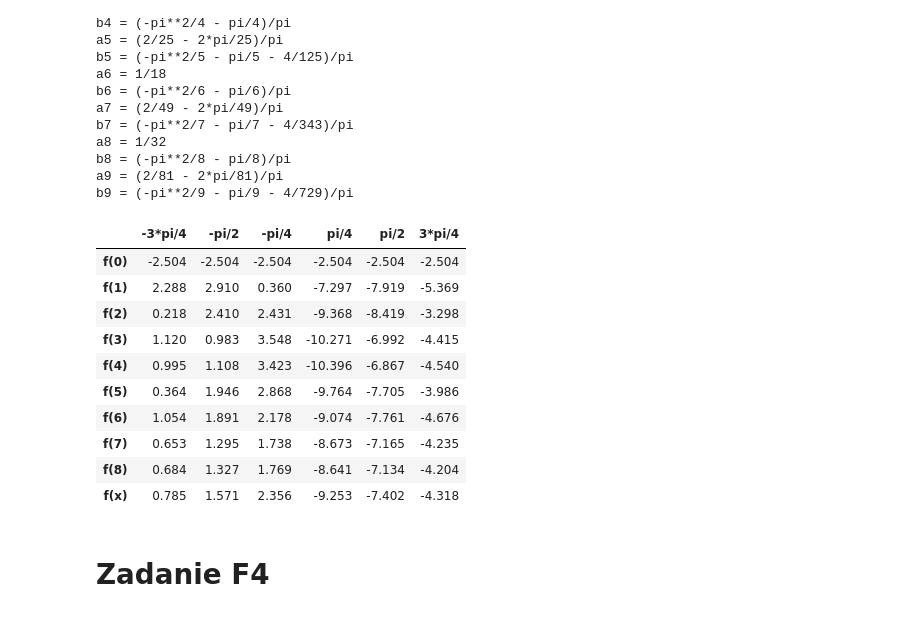
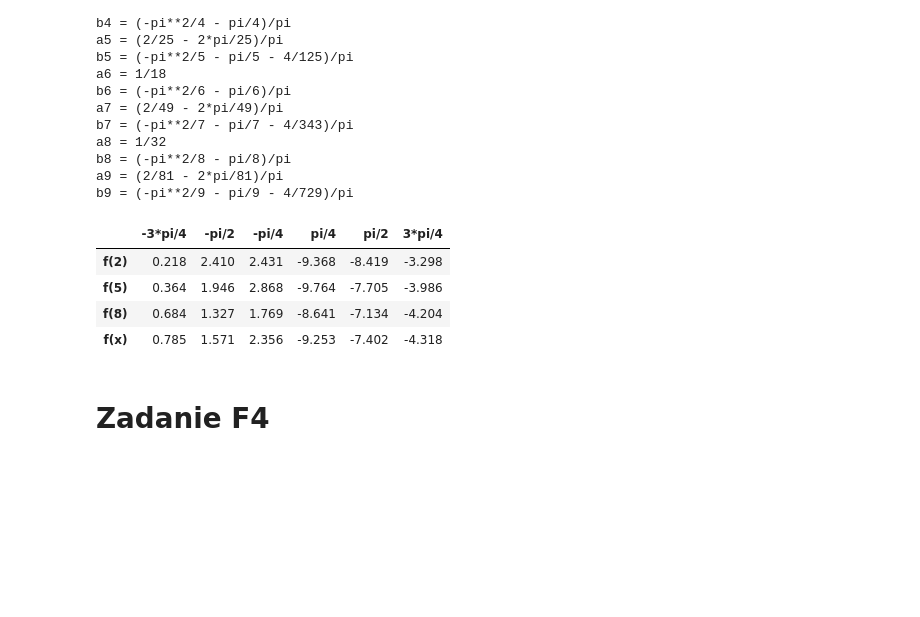
Before and after one commit to rzymski/jupyterObliczeniaNaukowe, a Jupyter notebook: szeregi.ipynb, the cells around one changed output. Saved outputs shown, nothing was run; the diff lists cells and outputs as text; code cells hidden in the pictures; blank space fills up the shorter version.

```diff
--- a/szeregi.ipynb
+++ b/szeregi.ipynb
@@ -294,6 +296,13 @@ def displayFourierSubcomponents(func, Nn):
     elements = getFourierSubcomponents(func, Nn)
     for i, n in enumerate(elements):
         print(f"a{i} = {n[f'a{i}']}\nb{i} = {n[f'b{i}']}")
+
+def createPandasTable(tableValues, columns, indexValues):
+    table = pd.DataFrame(tableValues, columns=columns)
+    newIndexes = [f"f({n})" for n in indexValues]
+    newIndexes.append("f(x)")
+    table.index = newIndexes
+    return table
 
 def countFourierFunctions(pFunction, pValues, numbers):
     resultTable = []
@@ -312,14 +321,7 @@ def countFourierFunctions(pFunction, pValues, numbers):
         functionValue = round(pFunction.subs(x, pValue), 3)
         resultTable[rowCounter].append(functionValue)
         #print(f"Funkcja {pFunction} dla wartości: {str(pValue):<10} = {functionValue}")
-    return resultTable
-
-def createPandasTable(tableValues, columns, indexValues):
-    table = pd.DataFrame(tableValues, columns=columns)
-    newIndexes = [f"f({n})" for n in indexValues]
-    newIndexes.append("f(x)")
-    table.index = newIndexes
-    return table
+    return createPandasTable(resultTable, pValues, numbers)
 # %% [markdown]
 # Zadanie F3
 # %%
@@ -353,21 +355,13 @@ a9 = (2/81 - 2*pi/81)/pi
 b9 = (-pi**2/9 - pi/9 - 4/729)/pi
 # %%
 exampleFunctions = (-3*pi/4, -1*pi/2, -1*pi/4, pi/4, pi/2, 3*pi/4)
-example3Ns = [i for i in range(9)] #(2, 5, 8)
-f3resultTableValues = countFourierFunctions(f3Func, exampleFunctions, example3Ns)
-# print(f3resultTableValues)
-f3resultTable = createPandasTable(f3resultTableValues, exampleFunctions, example3Ns)
+example3Ns = (2, 5, 8)
+f3resultTable = countFourierFunctions(f3Func, exampleFunctions, example3Ns)
 f3resultTable
 # %% [output]
 |  | -3*pi/4 | -pi/2 | -pi/4 | pi/4 | pi/2 | 3*pi/4 |
-| f(0) | -2.504 | -2.504 | -2.504 | -2.504 | -2.504 | -2.504 |
-| f(1) | 2.288 | 2.910 | 0.360 | -7.297 | -7.919 | -5.369 |
 | f(2) | 0.218 | 2.410 | 2.431 | -9.368 | -8.419 | -3.298 |
-| f(3) | 1.120 | 0.983 | 3.548 | -10.271 | -6.992 | -4.415 |
-| f(4) | 0.995 | 1.108 | 3.423 | -10.396 | -6.867 | -4.540 |
 | f(5) | 0.364 | 1.946 | 2.868 | -9.764 | -7.705 | -3.986 |
-| f(6) | 1.054 | 1.891 | 2.178 | -9.074 | -7.761 | -4.676 |
-| f(7) | 0.653 | 1.295 | 1.738 | -8.673 | -7.165 | -4.235 |
 | f(8) | 0.684 | 1.327 | 1.769 | -8.641 | -7.134 | -4.204 |
 | f(x) | 0.785 | 1.571 | 2.356 | -9.253 | -7.402 | -4.318 |
 # %%
```
Also changed, not shown: parts of 3 cells of this notebook.
